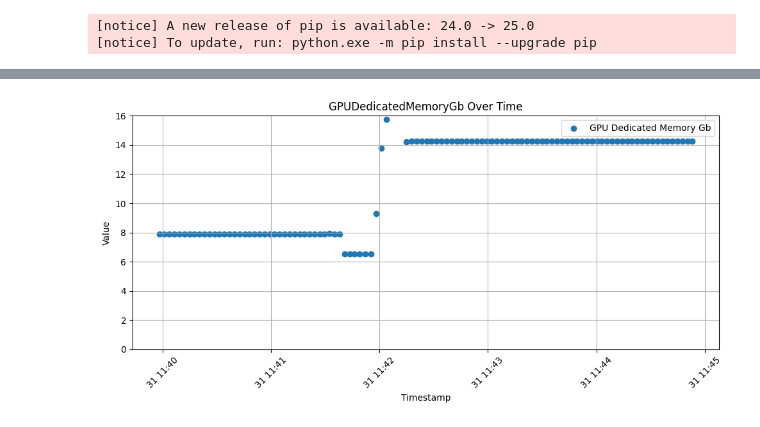
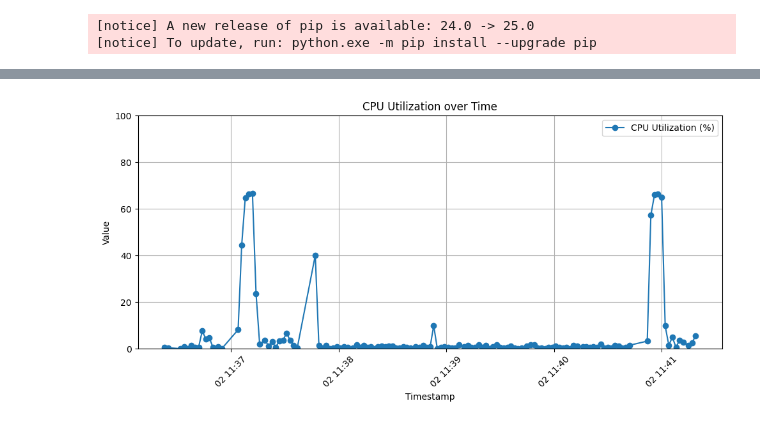
Before and after one commit to dnoliver/python-perfmon-server, a Jupyter notebook: notebook.ipynb, the cells around one changed output, grey strips where cells are left out. Saved outputs shown, nothing was run; the diff lists cells and outputs as text; code cells hidden in the pictures.

```diff
--- a/notebook.ipynb
+++ b/notebook.ipynb
@@ -72,29 +43,8 @@ plt.show()
-# %%
-# Fetch data from the server
-conn = http.client.HTTPConnection("127.0.0.1", 8000)
-conn.request("GET", "/counter/GPUDedicatedMemoryGb")
-response = conn.getresponse()
-data = response.read().decode()
-conn.close()
-
-# Convert data to a Python dictionary
-data_dict = json.loads(data)
-
-# Extract timestamps and values
-timestamps = [datetime.fromtimestamp(item['timestamp']) for item in data_dict]
-values = [item['value'] for item in data_dict]
-
-# Plot the timeseries graph
-plt.figure(figsize=(10, 5))
-plt.scatter(timestamps, values, marker='o', label="GPU Dedicated Memory Gb")
-plt.xlabel('Timestamp')
-plt.ylabel('Value')
-plt.title('GPUDedicatedMemoryGb Over Time')
-plt.ylim(0, 16)
-plt.grid(True)
-plt.xticks(rotation=45)
-plt.legend()
-plt.tight_layout()
-plt.show()
-# %% [output]
-[figure, removed]
+# %%
+# Fetch data from the server
+data_dict = fetch_data('CPUTotalUsagePercentage')
+
+# Plot the timeseries graph
+plot_data(data_dict, 'CPU Utilization (%)', 'CPU Utilization over Time')
+# %% [output]
+[figure, added]
```
Also changed, not shown: parts of 7 cells of this notebook, 3 other files.
